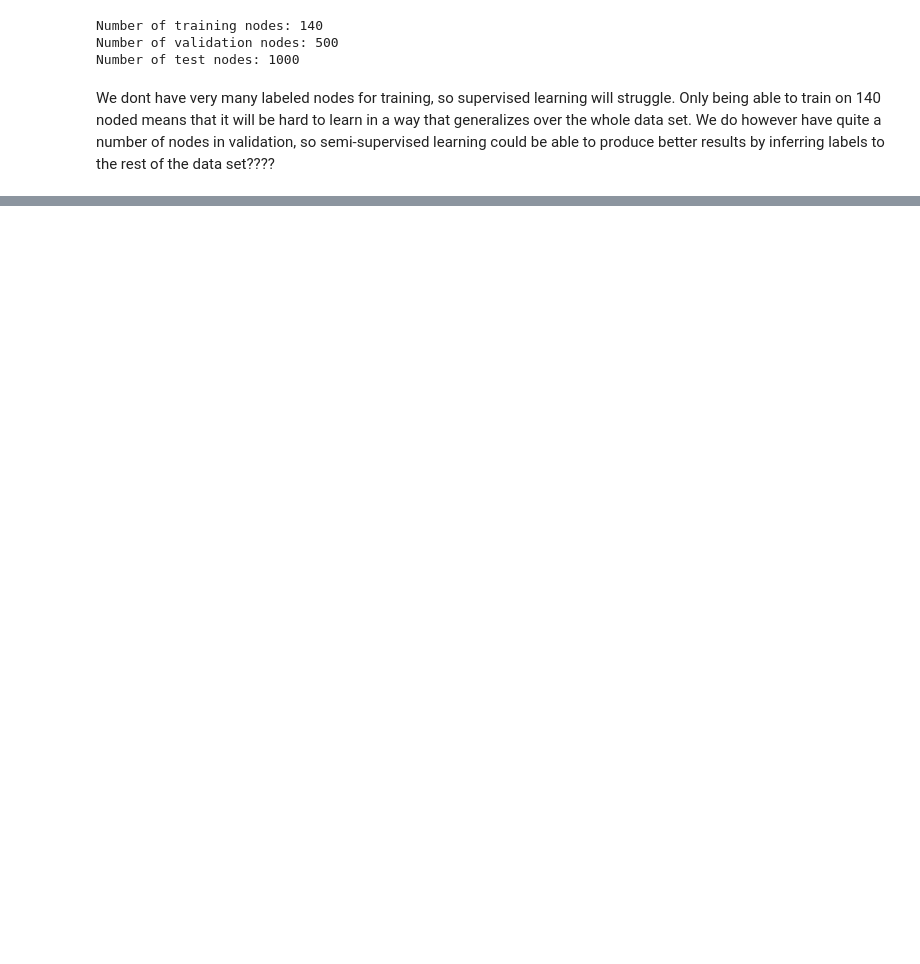
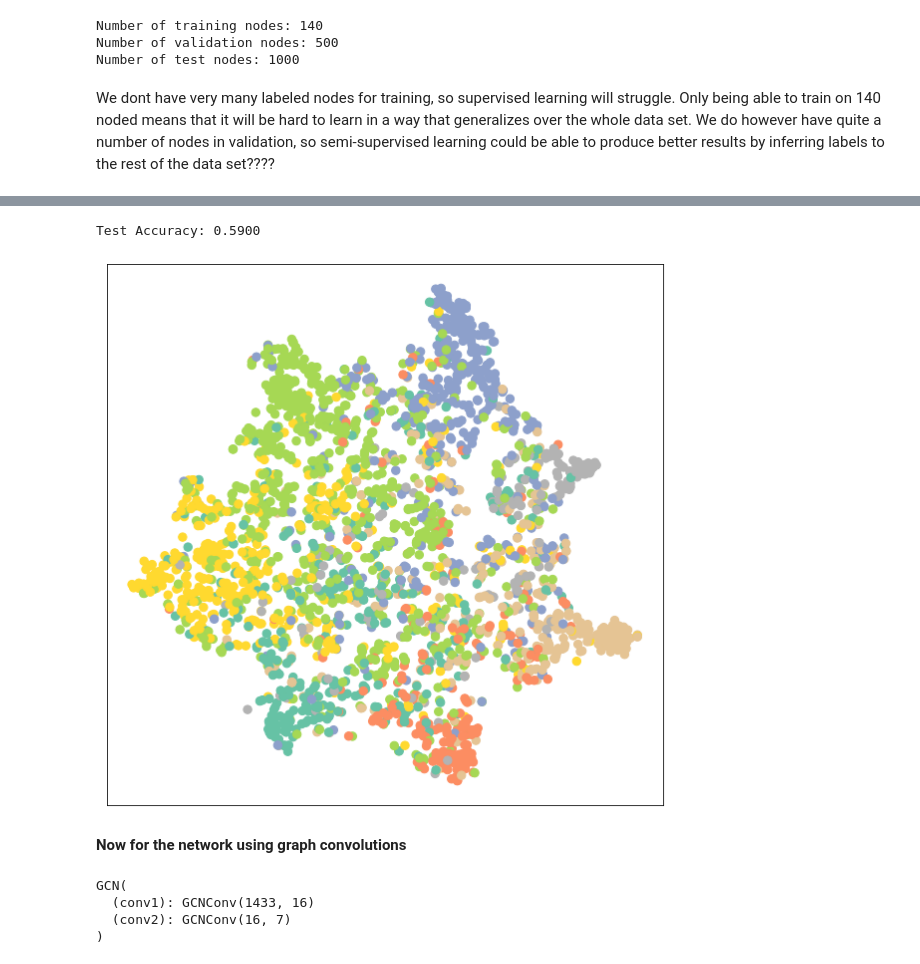
Before and after one commit to AxelEiman/AdvancedNN, a Jupyter notebook: GraphNN.ipynb, the cells around one changed output, grey strips where cells are left out. Saved outputs shown, nothing was run; the diff lists cells and outputs as text; code cells hidden in the pictures; blank space fills up the shorter version.

```diff
--- a/GraphNN.ipynb
+++ b/GraphNN.ipynb
@@ -65,0 +140,39 @@ We dont have very many labeled nodes for training, so supervised learning will s
+# %%
+test_acc = mlp_test()
+print(f'Test Accuracy: {test_acc:.4f}')
+# %% [output]
+Test Accuracy: 0.5900
+# %%
+mlp_model.eval()
+
+out = mlp_model(data.x)#, data.edge_index - Only nodes?
+visualize(out, color=data.y)
+# %% [output]
+[figure, added]
+# %% [markdown]
+ **Now for the network using graph convolutions**
+# %%
+from torch_geometric.nn import GCNConv
+
+
+class GCN(torch.nn.Module):
+    def __init__(self, hidden_channels):
+        super().__init__()
+        torch.manual_seed(1234567)
+        self.conv1 = GCNConv(dataset.num_features, hidden_channels)
+        self.conv2 = GCNConv(hidden_channels, dataset.num_classes)
+
+    def forward(self, x, edge_index):
+        x = self.conv1(x, edge_index)
+        x = x.relu()
+        x = F.dropout(x, p=0.5, training=self.training)
+        x = self.conv2(x, edge_index)
+        return x
+
+gcn_model = GCN(hidden_channels=16)
+print(gcn_model)
+# %% [output]
+GCN(
+  (conv1): GCNConv(1433, 16)
+  (conv2): GCNConv(16, 7)
+)
```
Also changed, not shown: parts of 7 cells of this notebook.
